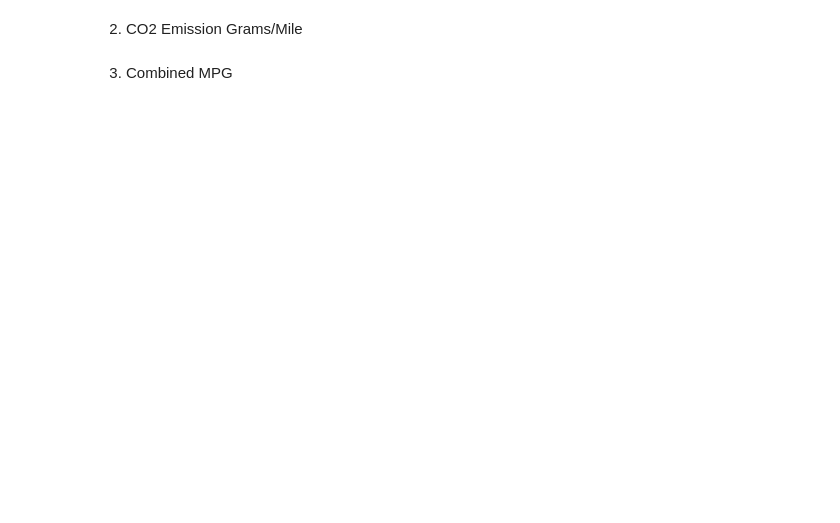
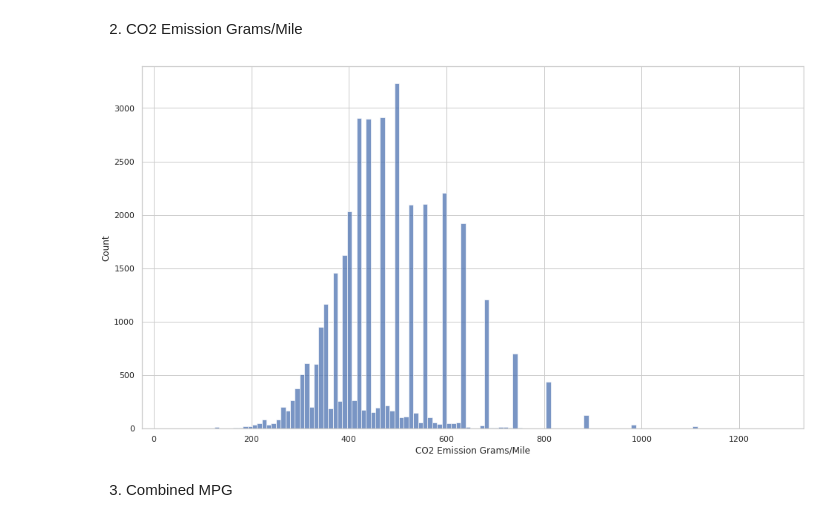
Before and after one commit to Ironhack-Data-Madrid-Octubre-2021/lab-continuous-probability-distributions, a Jupyter notebook: your-code/main.ipynb, the cells around one changed output. Drawn from its saved outputs; the diff is of its cells as text; code cells hidden in the pictures; blank space fills up the shorter version.

```diff
--- a/your-code/main.ipynb
+++ b/your-code/main.ipynb
@@ -129,2 +138,6 @@ Then plot the histograms for the following variables:
+# %%
+sns.histplot(df["CO2 Emission Grams/Mile"]);
+# %% [output]
+[figure, added]
 # %% [markdown]
 3. Combined MPG
```
Also changed, not shown: parts of 23 cells of this notebook.
